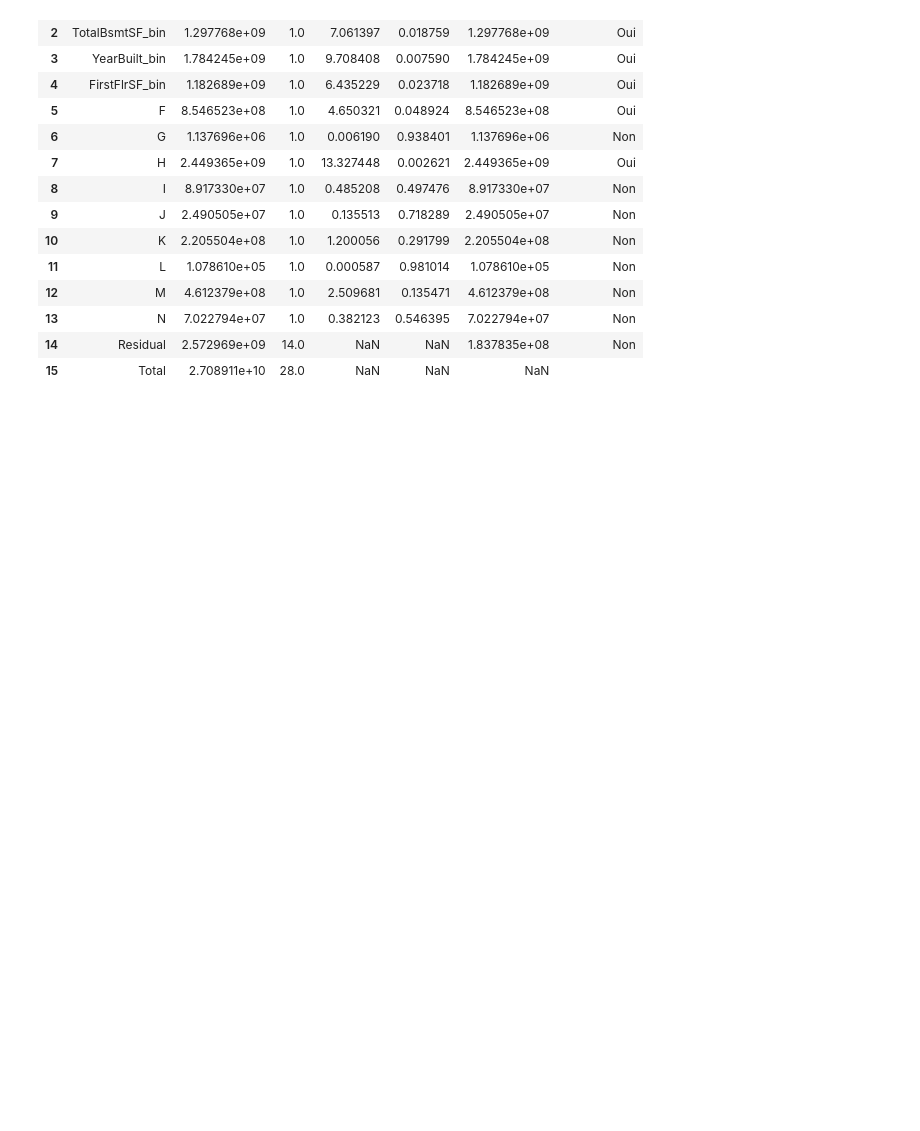
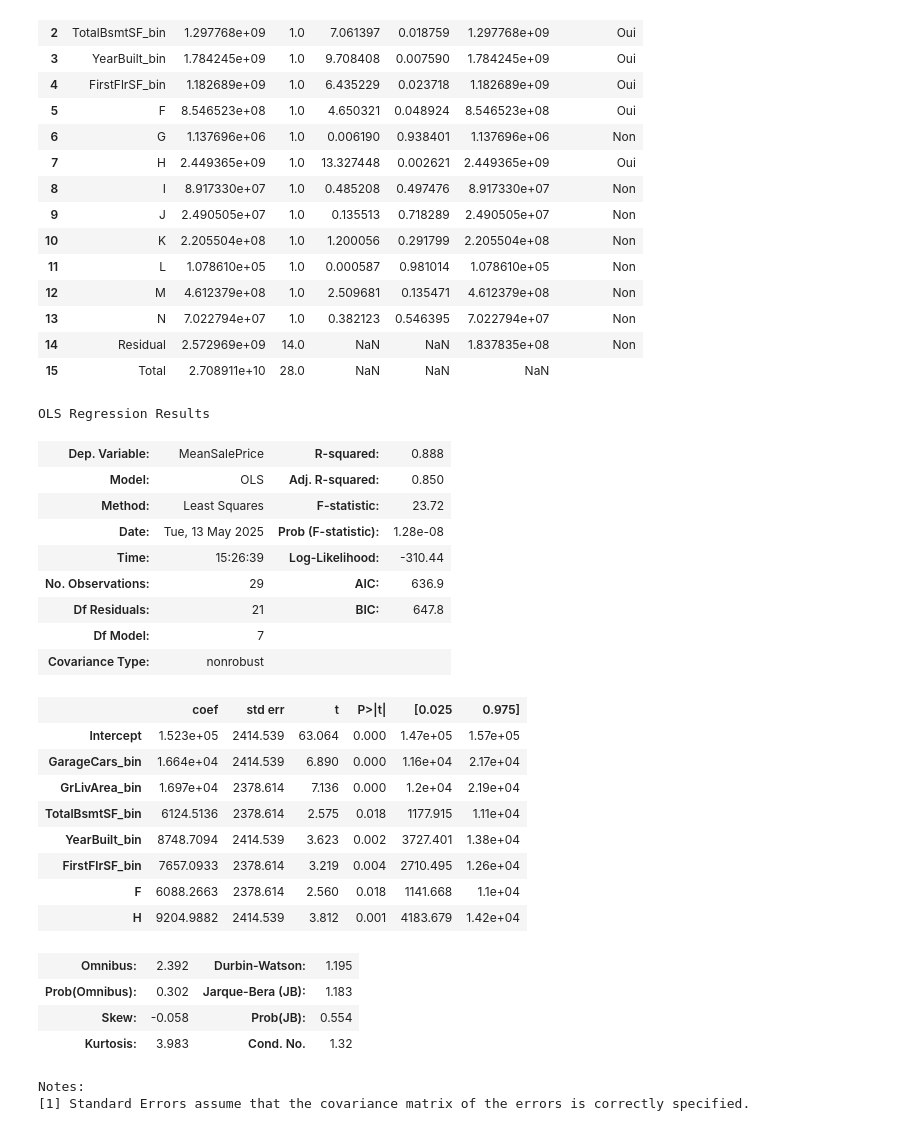
Before and after one commit to decimoplays/CStat-Project, a Jupyter notebook: cstat-project.ipynb, the cells around one changed output. Cells and saved outputs as stored; diff of their text form; code cells hidden in the pictures; blank space fills up the shorter version.

```diff
--- a/cstat-project.ipynb
+++ b/cstat-project.ipynb
@@ -666,3 +672,47 @@ anova_full
 | 13 | N | 7.022794e+07 | 1.0 | 0.382123 | 0.546395 | 7.022794e+07 | Non |
 | 14 | Residual | 2.572969e+09 | 14.0 | NaN | NaN | 1.837835e+08 | Non |
 | 15 | Total | 2.708911e+10 | 28.0 | NaN | NaN | NaN |  |
+# %%
+# Liste des variables à garder (p-value < 0.05)
+significant_vars = [
+    'GarageCars_bin', 'GrLivArea_bin', 'TotalBsmtSF_bin',
+    'YearBuilt_bin', 'FirstFlrSF_bin', 'F', 'H'
+]
+
+# Adapter le DataFrame pour que les colonnes soient bien présentes
+# Si FirstFlrSF_bin a été renommé dans les étapes précédentes, on le renomme ici pour cohérence
+plan_df_cleaned = plan_df_cleaned.rename(columns={"1stFlrSF_bin": "FirstFlrSF_bin"})
+
+# Construire la formule
+formula = 'MeanSalePrice ~ ' + ' + '.join(significant_vars)
+
+# Créer le modèle et le résumer
+model_reduced = smf.ols(formula=formula, data=plan_df_cleaned).fit()
+model_summary = model_reduced.summary()
+model_summary
+# %% [output]
+OLS Regression Results
+| Dep. Variable: | MeanSalePrice | R-squared: | 0.888 |
+| Model: | OLS | Adj. R-squared: | 0.850 |
+| Method: | Least Squares | F-statistic: | 23.72 |
+| Date: | Tue, 13 May 2025 | Prob (F-statistic): | 1.28e-08 |
+| Time: | 15:26:39 | Log-Likelihood: | -310.44 |
+| No. Observations: | 29 | AIC: | 636.9 |
+| Df Residuals: | 21 | BIC: | 647.8 |
+| Df Model: | 7 |  |  |
+| Covariance Type: | nonrobust |  |  |
+|  | coef | std err | t | P>|t| | [0.025 | 0.975] |
+| Intercept | 1.523e+05 | 2414.539 | 63.064 | 0.000 | 1.47e+05 | 1.57e+05 |
+| GarageCars_bin | 1.664e+04 | 2414.539 | 6.890 | 0.000 | 1.16e+04 | 2.17e+04 |
+| GrLivArea_bin | 1.697e+04 | 2378.614 | 7.136 | 0.000 | 1.2e+04 | 2.19e+04 |
+| TotalBsmtSF_bin | 6124.5136 | 2378.614 | 2.575 | 0.018 | 1177.915 | 1.11e+04 |
+| YearBuilt_bin | 8748.7094 | 2414.539 | 3.623 | 0.002 | 3727.401 | 1.38e+04 |
+| FirstFlrSF_bin | 7657.0933 | 2378.614 | 3.219 | 0.004 | 2710.495 | 1.26e+04 |
+| F | 6088.2663 | 2378.614 | 2.560 | 0.018 | 1141.668 | 1.1e+04 |
+| H | 9204.9882 | 2414.539 | 3.812 | 0.001 | 4183.679 | 1.42e+04 |
+| Omnibus: | 2.392 | Durbin-Watson: | 1.195 |
+| Prob(Omnibus): | 0.302 | Jarque-Bera (JB): | 1.183 |
+| Skew: | -0.058 | Prob(JB): | 0.554 |
+| Kurtosis: | 3.983 | Cond. No. | 1.32 |
+Notes:
+[1] Standard Errors assume that the covariance matrix of the errors is correctly specified.
```
Also changed, not shown: parts of 5 cells of this notebook.
